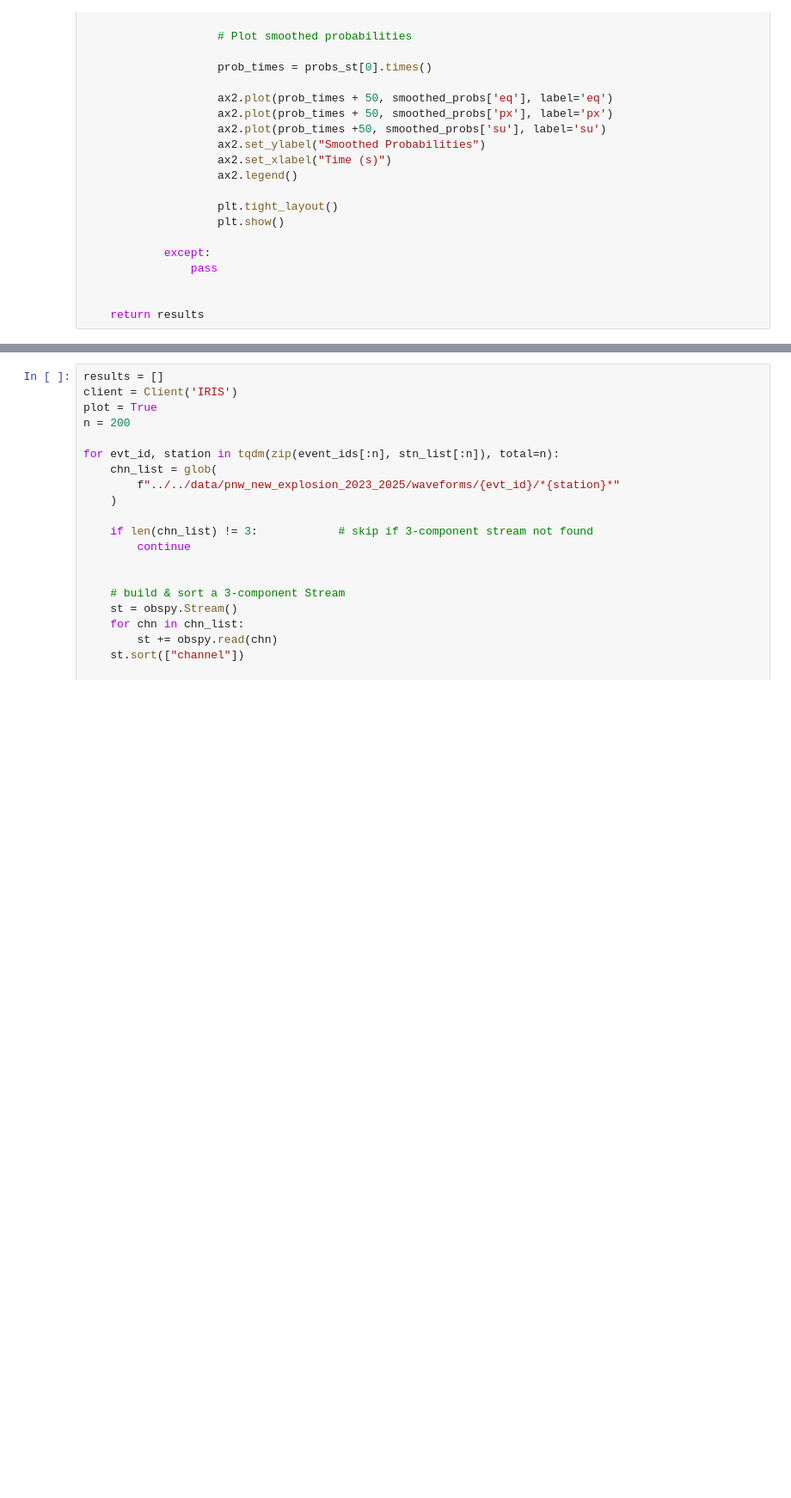
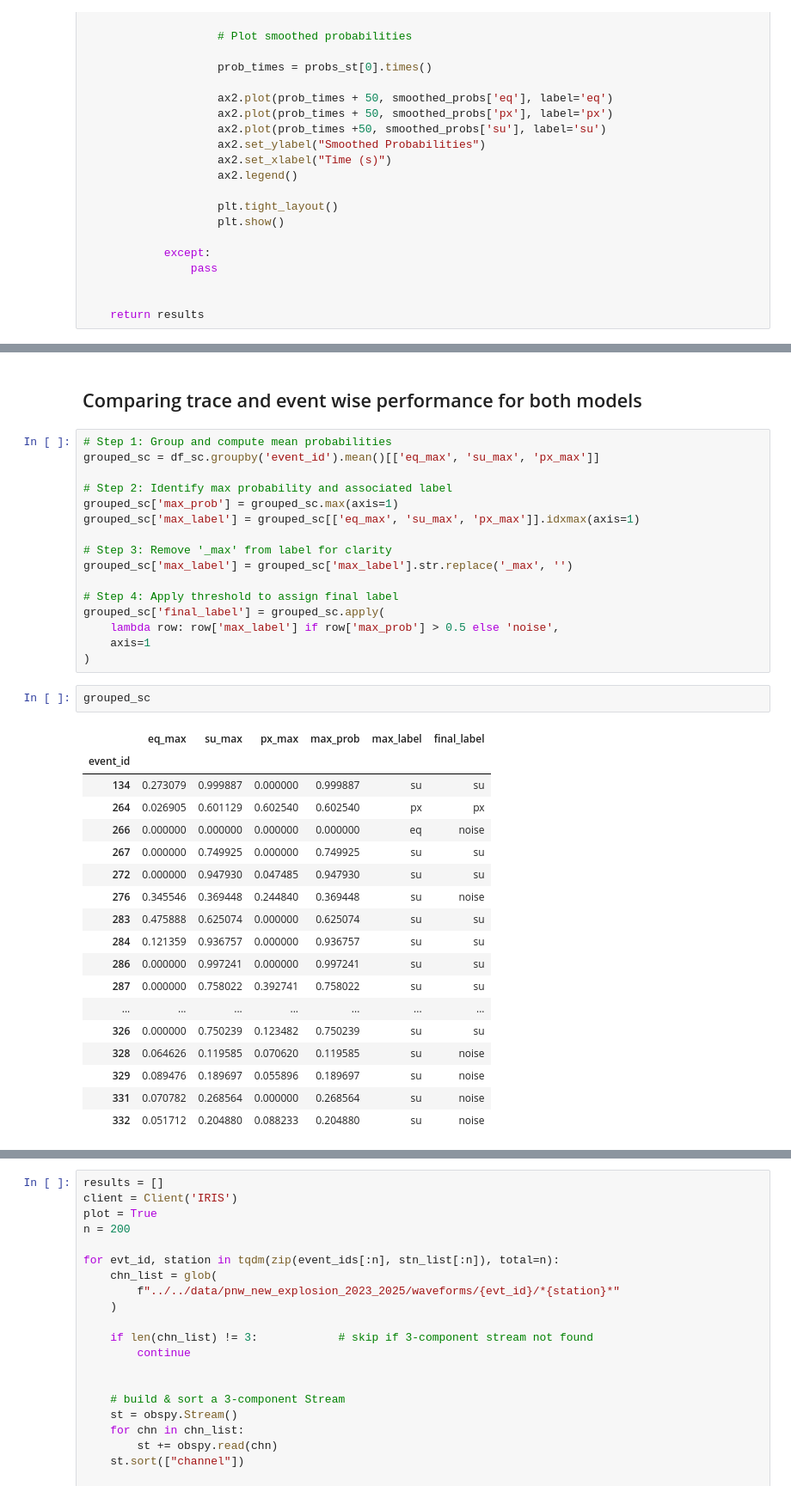
Before and after one commit to Akashkharita/PNW_Seismic_Event_Classification, a Jupyter notebook: deep_learning/notebooks/testing_on_new_esec_events.ipynb, the cells around one changed output, grey strips where cells are left out. Shown at 86% size. Drawn from its saved outputs; the diff is of its cells as text; blank space fills up the shorter version.

Commit message:
updating final model performance

```diff
--- a/deep_learning/notebooks/testing_on_new_esec_events.ipynb
+++ b/deep_learning/notebooks/testing_on_new_esec_events.ipynb
@@ -612,0 +609,39 @@ plt.show()
+# %% [markdown]
+## Comparing trace and event wise performance for both models
+# %%
+# Step 1: Group and compute mean probabilities
+grouped_sc = df_sc.groupby('event_id').mean()[['eq_max', 'su_max', 'px_max']]
+
+# Step 2: Identify max probability and associated label
+grouped_sc['max_prob'] = grouped_sc.max(axis=1)
+grouped_sc['max_label'] = grouped_sc[['eq_max', 'su_max', 'px_max']].idxmax(axis=1)
+
+# Step 3: Remove '_max' from label for clarity
+grouped_sc['max_label'] = grouped_sc['max_label'].str.replace('_max', '')
+
+# Step 4: Apply threshold to assign final label
+grouped_sc['final_label'] = grouped_sc.apply(
+    lambda row: row['max_label'] if row['max_prob'] > 0.5 else 'noise',
+    axis=1
+)
+# %%
+grouped_sc
+# %% [output]
+|  | eq_max | su_max | px_max | max_prob | max_label | final_label |
+| event_id |  |  |  |  |  |  |
+| 134 | 0.273079 | 0.999887 | 0.000000 | 0.999887 | su | su |
+| 264 | 0.026905 | 0.601129 | 0.602540 | 0.602540 | px | px |
+| 266 | 0.000000 | 0.000000 | 0.000000 | 0.000000 | eq | noise |
+| 267 | 0.000000 | 0.749925 | 0.000000 | 0.749925 | su | su |
+| 272 | 0.000000 | 0.947930 | 0.047485 | 0.947930 | su | su |
+| 276 | 0.345546 | 0.369448 | 0.244840 | 0.369448 | su | noise |
+| 283 | 0.475888 | 0.625074 | 0.000000 | 0.625074 | su | su |
+| 284 | 0.121359 | 0.936757 | 0.000000 | 0.936757 | su | su |
+| 286 | 0.000000 | 0.997241 | 0.000000 | 0.997241 | su | su |
+| 287 | 0.000000 | 0.758022 | 0.392741 | 0.758022 | su | su |
+| ... | ... | ... | ... | ... | ... | ... |
+| 326 | 0.000000 | 0.750239 | 0.123482 | 0.750239 | su | su |
+| 328 | 0.064626 | 0.119585 | 0.070620 | 0.119585 | su | noise |
+| 329 | 0.089476 | 0.189697 | 0.055896 | 0.189697 | su | noise |
+| 331 | 0.070782 | 0.268564 | 0.000000 | 0.268564 | su | noise |
+| 332 | 0.051712 | 0.204880 | 0.088233 | 0.204880 | su | noise |
```
Also changed, not shown: parts of 20 cells of this notebook.
